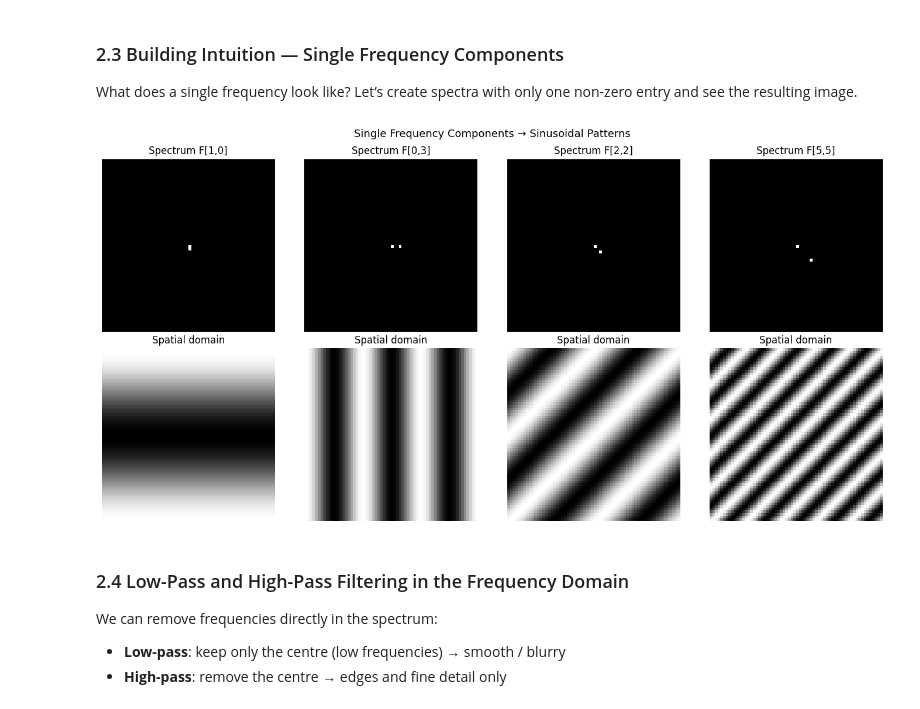
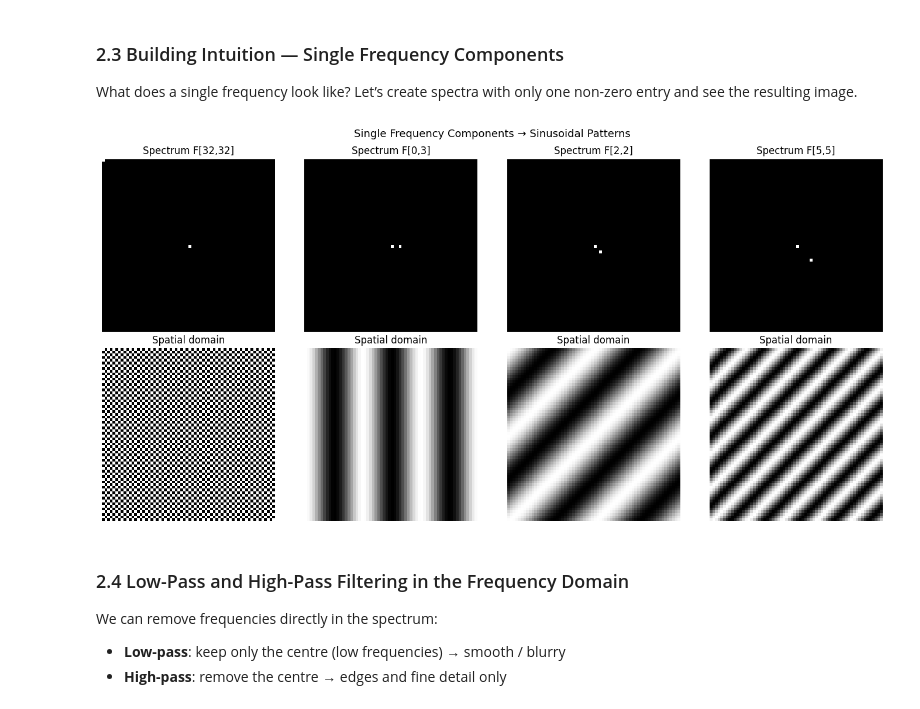
Before and after one commit to stasais/fh4-cvi, a Jupyter notebook: 03-image-filtering.ipynb, the cells around one changed output. Drawn from its saved outputs; the diff is of its cells as text; code cells hidden in the pictures.

```diff
--- a/03-image-filtering.ipynb
+++ b/03-image-filtering.ipynb
@@ -199,31 +199,31 @@ What does a single frequency look like? Let’s create spectra with only one non
 # %%
 size = 64
 
-freqs = [(1, 0), (0, 3), (2, 2), (5, 5)]
+freqs = [(32, 32), (0, 3), (2, 2), (5, 5)]
 
 fig, axes = plt.subplots(2, len(freqs), figsize=(14, 7))
 for col, (u, v) in enumerate(freqs):
     F = np.zeros((size, size), dtype=np.complex128)
     F[0, 0] = size * size  # DC component (mean gray)
     F[u, v] = size * size  # one frequency
     f = np.fft.ifft2(F)
 
     mag = np.log1p(np.abs(np.fft.fftshift(F)))
     axes[0, col].imshow(mag, cmap="gray")
     axes[0, col].set_title(f"Spectrum F[{u},{v}]")
     axes[0, col].axis("off")
 
     axes[1, col].imshow(np.real(f), cmap="gray")
     axes[1, col].set_title(f"Spatial domain")
     axes[1, col].axis("off")
 
 axes[0, 0].set_ylabel("Frequency", fontsize=11)
 axes[1, 0].set_ylabel("Spatial", fontsize=11)
 plt.suptitle("Single Frequency Components → Sinusoidal Patterns", fontsize=13)
 plt.tight_layout()
 plt.show()
 # %% [output]
-[figure, old version]
+[figure, new version]
 # %% [markdown]
 ### 2.4 Low-Pass and High-Pass Filtering in the Frequency Domain
 
```
Also changed, not shown: 2 other files.
